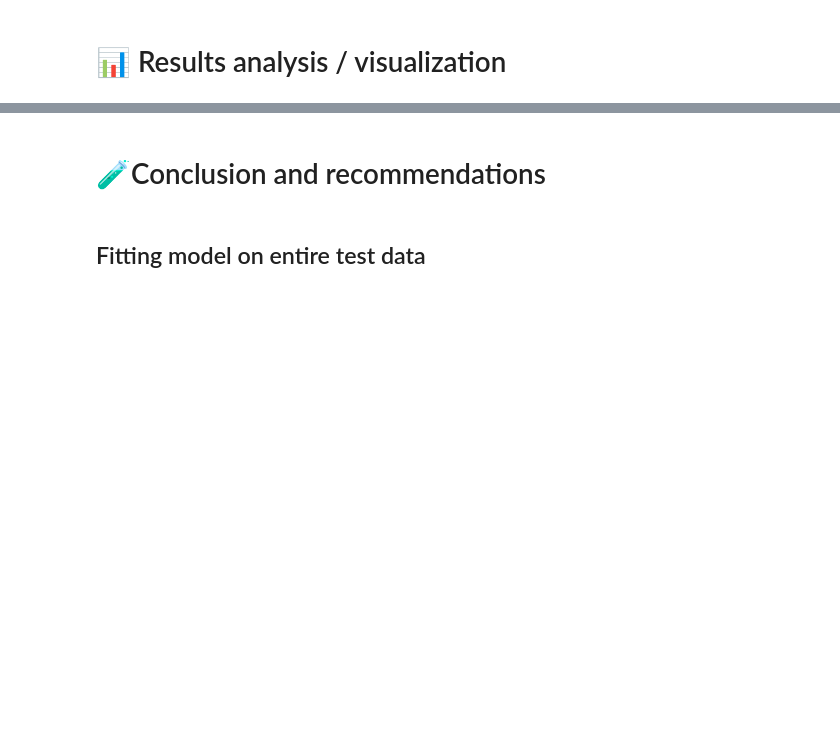
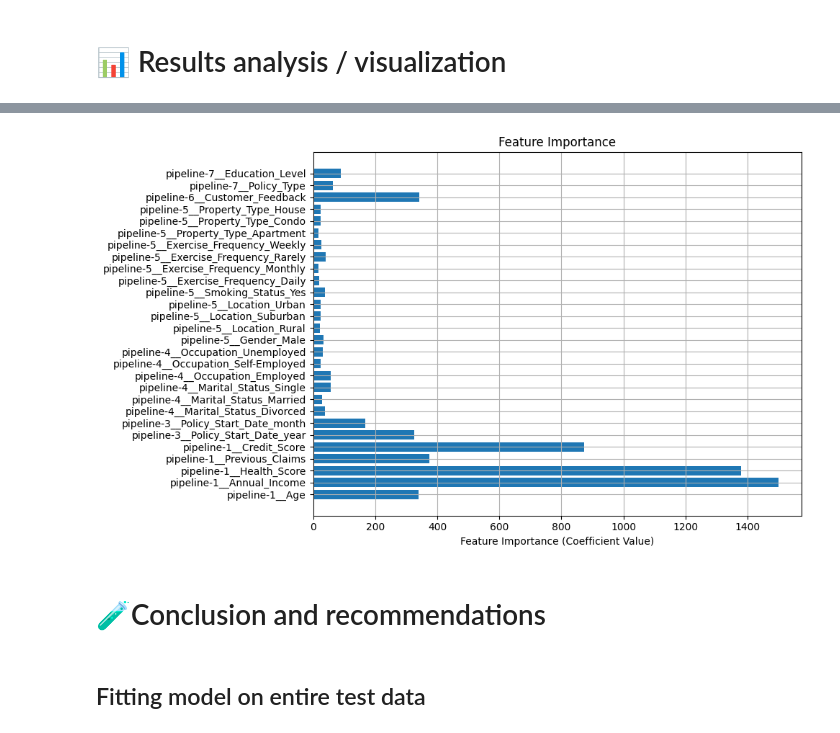
Before and after one commit to thcarole1/Regression_with_an_Insurance_Dataset, a Jupyter notebook: notebooks/CLEAN_PIPELINE.ipynb, the cells around one changed output, grey strips where cells are left out. Cells and saved outputs as stored; diff of their text form; code cells hidden in the pictures; blank space fills up the shorter version.

```diff
--- a/notebooks/CLEAN_PIPELINE.ipynb
+++ b/notebooks/CLEAN_PIPELINE.ipynb
@@ -506,0 +585,9 @@ SyntaxError: Missing parentheses in call to 'print'. Did you mean print(...)? (4
+# %%
+# Fit model
+best_fitted_model = best_model.fit(X_train, y_train)
+
+# Predictions
+y_pred = best_fitted_model.predict(X_train)
+
+# Metric
+root_mean_squared_log_error(y_train, y_pred)
@@ -507,7 +602,7 @@ SyntaxError: Missing parentheses in call to 'print'. Did you mean print(...)? (4
 # %% [markdown]
 # 📊 Results analysis / visualization
 # %%
-# Train
-final_model = make_pipeline(preproc_basic, LGBMRegressor())
-final_model.fit(X, y)
+# # Train
+# final_model = make_pipeline(preproc_basic, LGBMRegressor())
+# final_model.fit(X, y)
 # %%
@@ -524,0 +620,3 @@ plt.show()
+# %%
+# Train
+best_fitted_model = best_model.fit(X, y)
@@ -525,3 +630,17 @@ plt.show()
+# %%
+columns = best_fitted_model.named_steps.columntransformer.get_feature_names_out().tolist()
+
+# Get feature importance (the model's coefficients)
+# Plot
+plt.figure(figsize=(10,6))
+plt.barh(columns, best_fitted_model.named_steps.lgbmregressor.feature_importances_)
+plt.xlabel('Feature Importance (Coefficient Value)')
+plt.title(f'Feature Importance')
+plt.grid(True)
+plt.tight_layout()
+plt.show()
+# %% [output]
+[figure, added]
 # %% [markdown]
 # 🧪Conclusion and recommendations
 # %% [markdown]
```
Also changed, not shown: parts of 15 cells of this notebook.
